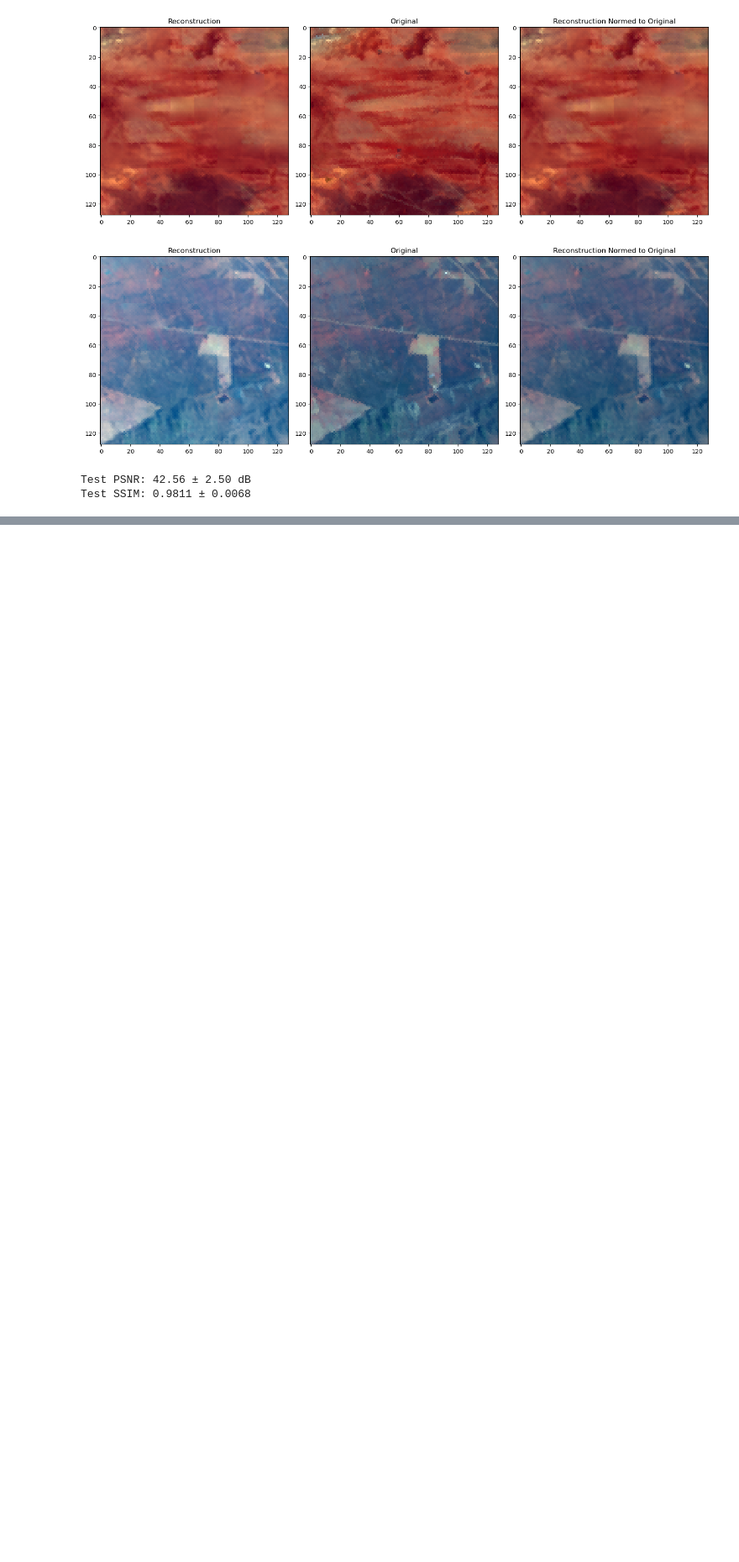
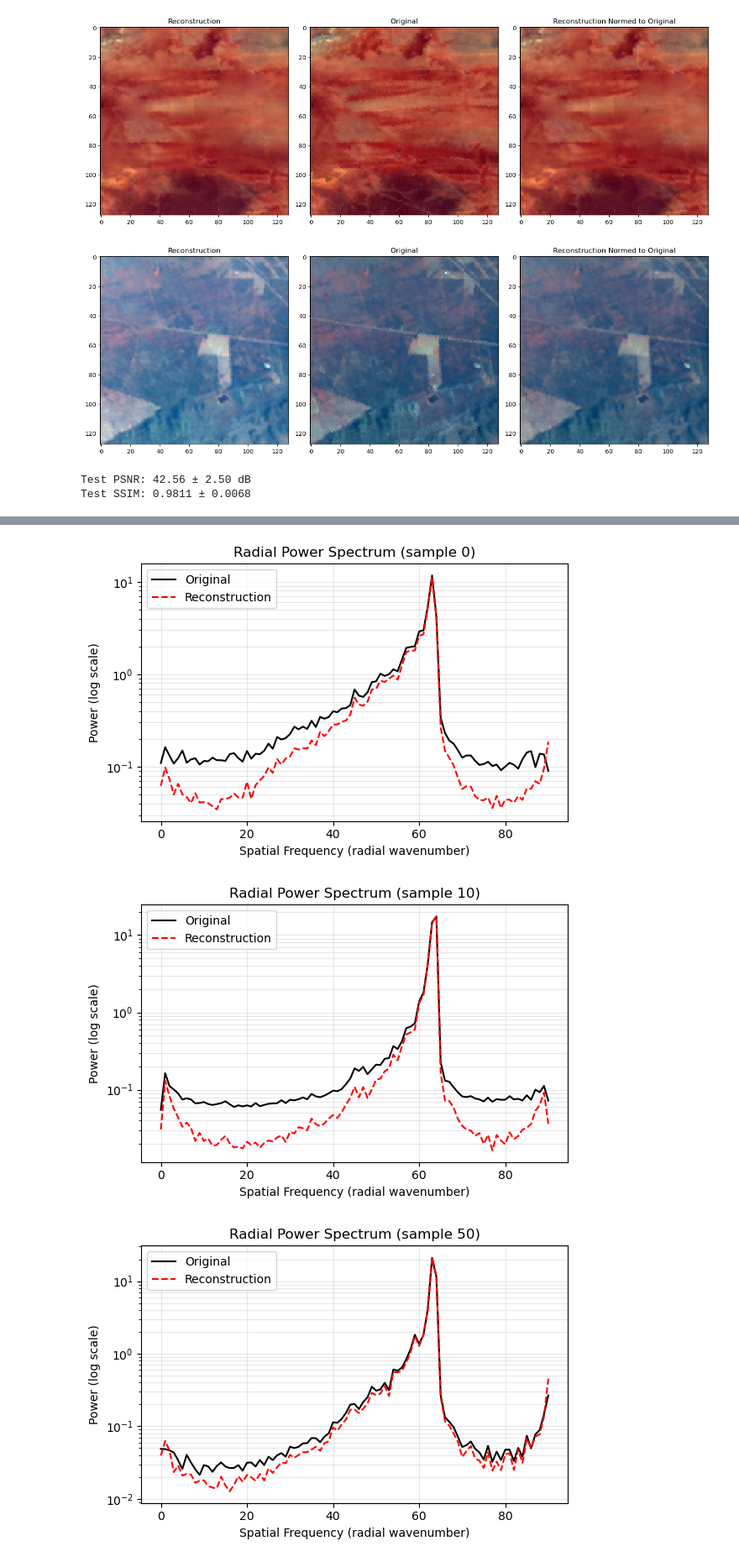
Before and after one commit to Sea-Meets-the-Stars/pauls-EMIT-HSI-transformer-stuff, a Jupyter notebook: simple_mae_encoder/eval.ipynb, the cells around one changed output, grey strips where cells are left out. Shown at 84% size. Drawn from its saved outputs; the diff is of its cells as text; code cells hidden in the pictures; blank space fills up the shorter version.

```diff
--- a/simple_mae_encoder/eval.ipynb
+++ b/simple_mae_encoder/eval.ipynb
@@ -122,0 +269,10 @@ Test SSIM: 0.9811 ± 0.0068
+# %%
+test_indices = [0, 10, 50, 100]
+
+for idx in test_indices:
+    if idx < len(test_dataset):
+        show_fft_comparison(test_dataset, model, idx=idx, device="cuda")
+# %% [output]
+[figure, added]
+[figure, added]
+[figure, added]
```
Also changed, not shown: parts of 4 cells of this notebook.
